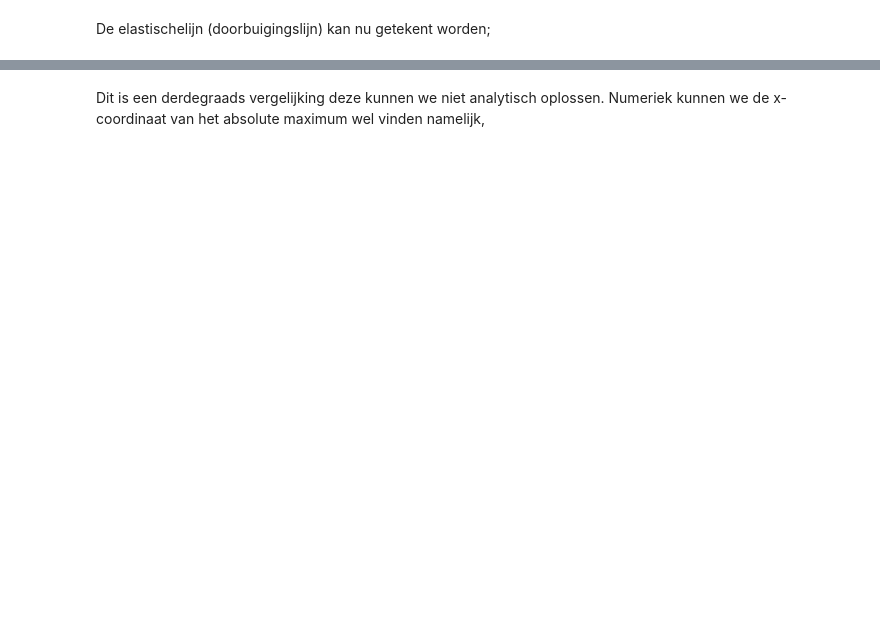
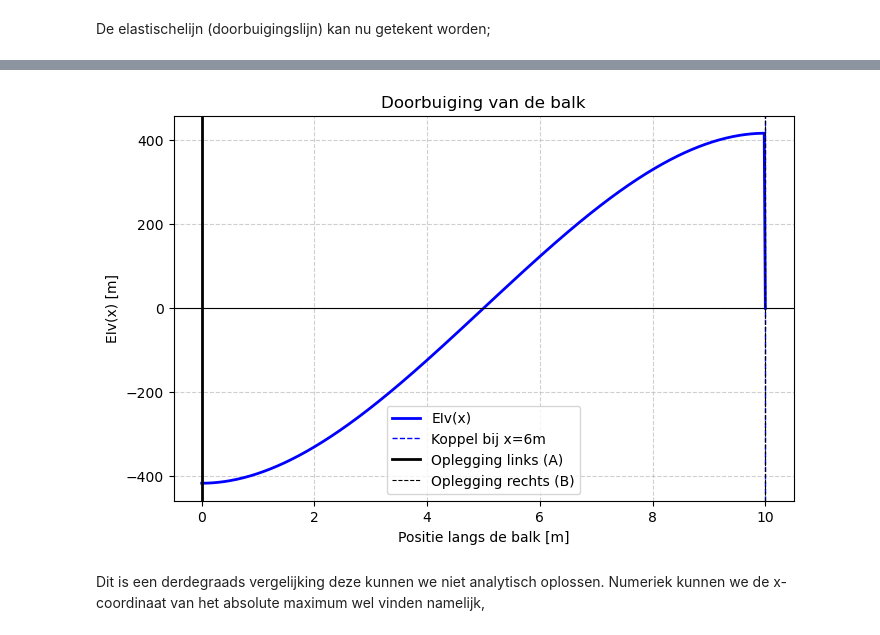
Before and after one commit to HHS-boeken/Mechanica, a Jupyter notebook: book/H1/Opgave_les2.ipynb, the cells around one changed output, grey strips where cells are left out. Saved outputs shown, nothing was run; the diff lists cells and outputs as text; code cells hidden in the pictures; blank space fills up the shorter version.

```diff
--- a/book/H1/Opgave_les2.ipynb
+++ b/book/H1/Opgave_les2.ipynb
@@ -210,4 +197,42 @@ EI\dfrac{dv_2}{dx} &= 0 \\
 \end{align}
+# %%
+import numpy as np
+import matplotlib.pyplot as plt
+
+# Gegeven parameters
+L = 10       # Lengte van de balk (m)
+x_C = 10     # Locatie van het koppel (m)
+q = 10     # Verdeelde belasting (kN/m, naar beneden)
+M_C = 160   # Koppel (kNm, met de klok mee)
+R_A = 20    # Reactiekracht bij A (kN)
+R_B = 60    # Reactiekracht bij B (kN)
+
+# Discretisatie van de balk
+x_values = np.linspace(0, L, 500)
+EIv_values = np.zeros_like(x_values)
+
+# Momentverloop berekenen
+for i, x in enumerate(x_values):
+    if x < x_C:  # Links van het koppel
+        EIv_values[i] = (-(1/6) * q * x**3 + (1/4) * q * L * x**2 - (1/24) * q * L**3 ) * 1
+    else:  # Rechts van het koppel
+        EIv_values[i] = 0
+
+# Plot de momentenlijn
+plt.figure(figsize=(8, 5))
+plt.plot(x_values, EIv_values, label="EIv(x)", linewidth=2, color='blue')
+plt.axhline(0, color='black', linewidth=0.8)
+plt.axvline(x_C, color='blue', linestyle='dashed', linewidth=1, label="Koppel bij x=6m")
+plt.axvline(0, color='black', linewidth=2, label="Oplegging links (A)")
+plt.axvline(L, color='black', linestyle='dashed', linewidth=0.8, label="Oplegging rechts (B)")
+plt.xlabel("Positie langs de balk [m]")
+plt.ylabel("EIv(x) [m]")
+plt.title("Doorbuiging van de balk")
+plt.grid(True, linestyle='--', alpha=0.6)
+plt.legend()
+plt.show()
+# %% [output]
+[figure, added]
 # %% [markdown]
 Dit is een derdegraads vergelijking deze kunnen we niet analytisch oplossen.
 Numeriek kunnen we de x-coordinaat van het absolute maximum wel vinden namelijk,
```
Also changed, not shown: parts of 15 cells of this notebook.
